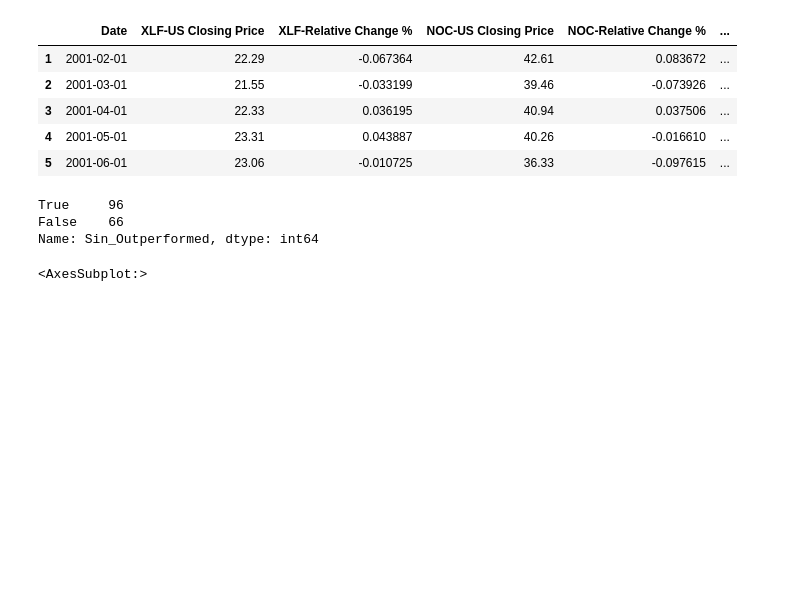
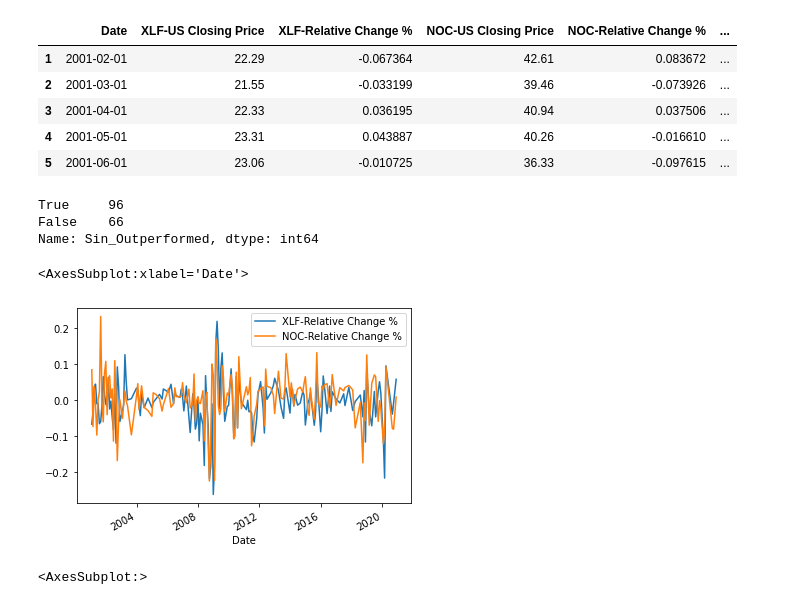
Before and after one commit to colischeng/ECON-323-Final-Project, a Jupyter notebook: Project.ipynb, the cells around one changed output. Saved outputs shown, nothing was run; the diff lists cells and outputs as text; code cells hidden in the pictures; blank space fills up the shorter version.

```diff
--- a/Project.ipynb
+++ b/Project.ipynb
@@ -1057,6 +1061,11 @@ noc_combined.Sin_Outperformed.value_counts()
 True     96
 False    66
 Name: Sin_Outperformed, dtype: int64
+# %%
+noc_combined.plot(x='Date', y=["XLF-Relative Change %", "NOC-Relative Change %"])
+# %% [output]
+<AxesSubplot:xlabel='Date'>
+[figure, added]
 # %%
 noc_hist = noc_combined['Sin_Outperformed'].to_frame().apply(pd.value_counts).plot.bar(color='b')
 noc_hist
```
Also changed, not shown: parts of 3 cells of this notebook.
